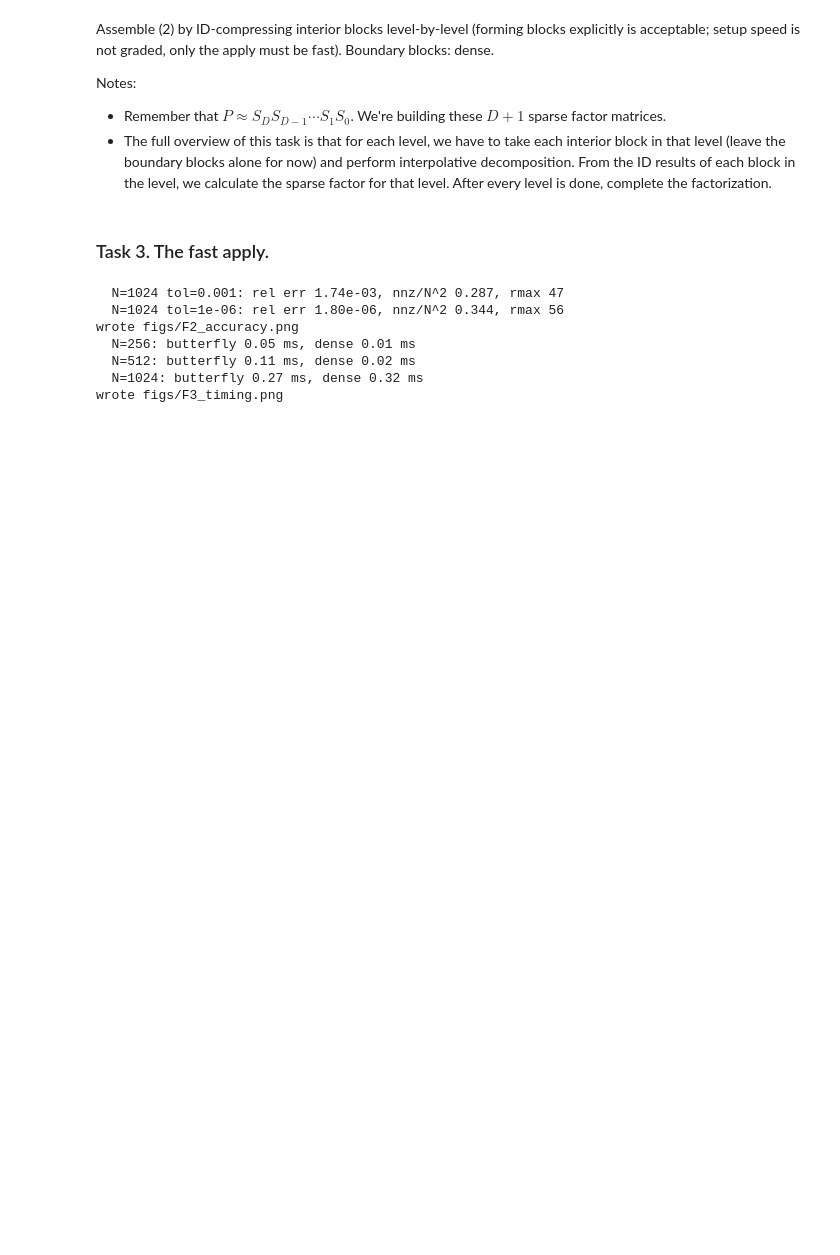
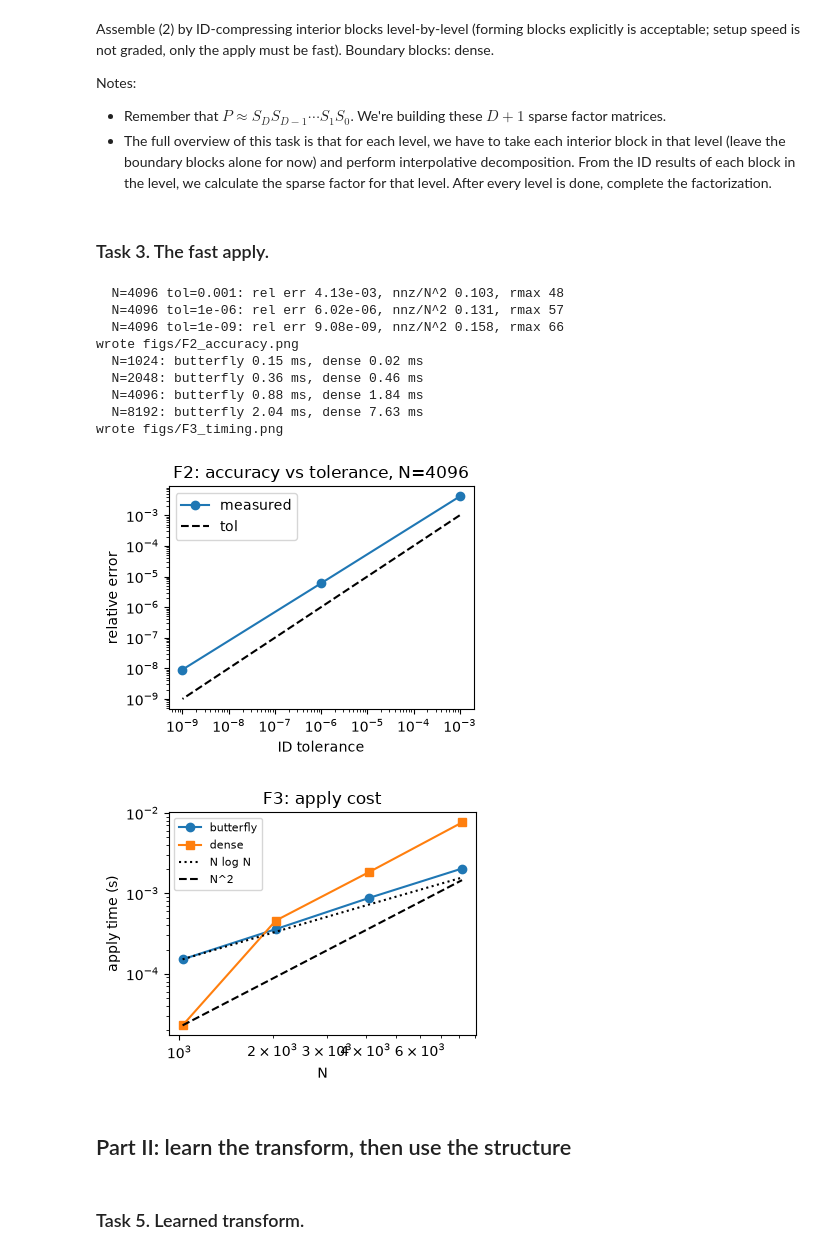
Before and after one commit to leahghartman/university-notes, a Jupyter notebook: graduate-3/semester-1/MATH671/code/butterfly_factorization/butterfly_factorization.ipynb, the cells around one changed output. Cells and saved outputs as stored; diff of their text form; code cells hidden in the pictures; blank space fills up the shorter version.

```diff
--- a/graduate-3/semester-1/MATH671/code/butterfly_factorization/butterfly_factorization.ipynb
+++ b/graduate-3/semester-1/MATH671/code/butterfly_factorization/butterfly_factorization.ipynb
@@ -112,12 +108,20 @@ for level in range(0, D):
 # %% [markdown]
 ### Task 3. The fast apply.
 # %%
-task3(Ns=(256, 512, 1024), tols=(1e-3, 1e-6))
+task3()
 # %% [output]
-  N=1024 tol=0.001: rel err 1.74e-03, nnz/N^2 0.287, rmax 47
-  N=1024 tol=1e-06: rel err 1.80e-06, nnz/N^2 0.344, rmax 56
+  N=4096 tol=0.001: rel err 4.13e-03, nnz/N^2 0.103, rmax 48
+  N=4096 tol=1e-06: rel err 6.02e-06, nnz/N^2 0.131, rmax 57
+  N=4096 tol=1e-09: rel err 9.08e-09, nnz/N^2 0.158, rmax 66
 wrote figs/F2_accuracy.png
-  N=256: butterfly 0.05 ms, dense 0.01 ms
-  N=512: butterfly 0.11 ms, dense 0.02 ms
-  N=1024: butterfly 0.27 ms, dense 0.32 ms
+  N=1024: butterfly 0.15 ms, dense 0.02 ms
+  N=2048: butterfly 0.36 ms, dense 0.46 ms
+  N=4096: butterfly 0.88 ms, dense 1.84 ms
+  N=8192: butterfly 2.04 ms, dense 7.63 ms
 wrote figs/F3_timing.png
+[figure, added]
+[figure, added]
+# %% [markdown]
+## Part II: learn the transform, then use the structure
+# %% [markdown]
+### Task 5. Learned transform.
```
Also changed, not shown: parts of 25 cells of this notebook.
